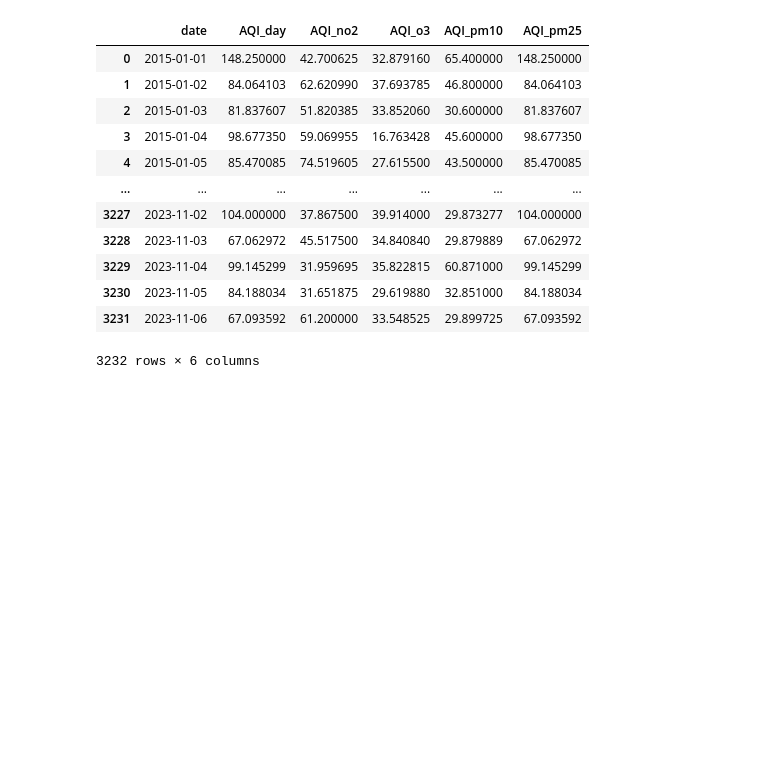
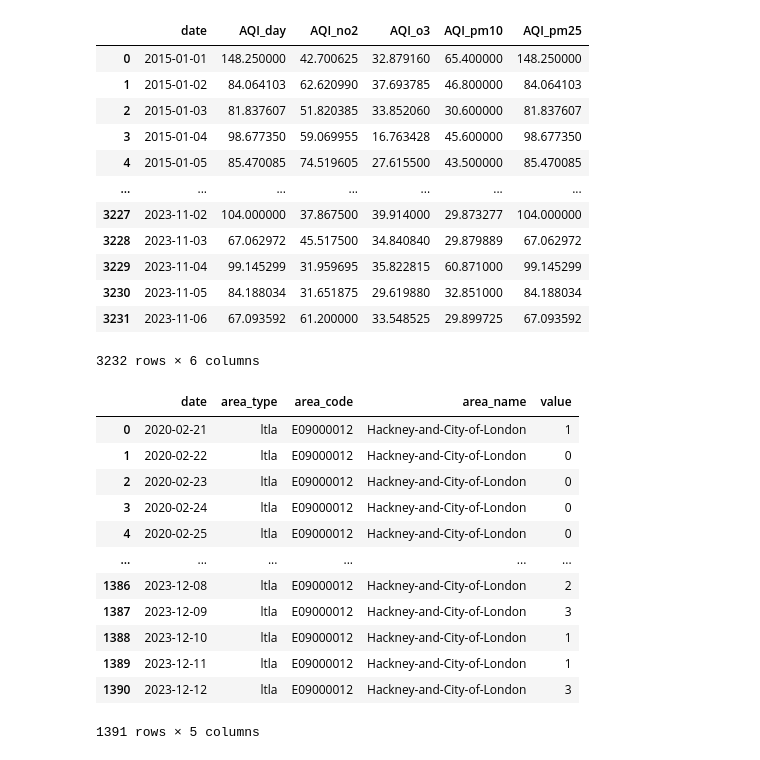
Before and after one commit to rk404/SAD, a Jupyter notebook: Zadanie_SAD_2025.ipynb, the cells around one changed output. Saved outputs shown, nothing was run; the diff lists cells and outputs as text; code cells hidden in the pictures; blank space fills up the shorter version.

```diff
--- a/Zadanie_SAD_2025.ipynb
+++ b/Zadanie_SAD_2025.ipynb
@@ -406,6 +406,27 @@ df_daily
 | 3230 | 2023-11-05 | 84.188034 | 31.651875 | 29.619880 | 32.851000 | 84.188034 |
 | 3231 | 2023-11-06 | 67.093592 | 61.200000 | 33.548525 | 29.899725 | 67.093592 |
 3232 rows × 6 columns
+# %%
+
+# zmiana formatu daty w kolumnie date w ramce df_ltla na yyyy-mm-dd
+df_ltla['date'] = pd.to_datetime(df_ltla['date'], format='%Y-%m-%d')
+
+
+df_ltla
+# %% [output]
+|  | date | area_type | area_code | area_name | value |
+| 0 | 2020-02-21 | ltla | E09000012 | Hackney-and-City-of-London | 1 |
+| 1 | 2020-02-22 | ltla | E09000012 | Hackney-and-City-of-London | 0 |
+| 2 | 2020-02-23 | ltla | E09000012 | Hackney-and-City-of-London | 0 |
+| 3 | 2020-02-24 | ltla | E09000012 | Hackney-and-City-of-London | 0 |
+| 4 | 2020-02-25 | ltla | E09000012 | Hackney-and-City-of-London | 0 |
+| ... | ... | ... | ... | ... | ... |
+| 1386 | 2023-12-08 | ltla | E09000012 | Hackney-and-City-of-London | 2 |
+| 1387 | 2023-12-09 | ltla | E09000012 | Hackney-and-City-of-London | 3 |
+| 1388 | 2023-12-10 | ltla | E09000012 | Hackney-and-City-of-London | 1 |
+| 1389 | 2023-12-11 | ltla | E09000012 | Hackney-and-City-of-London | 1 |
+| 1390 | 2023-12-12 | ltla | E09000012 | Hackney-and-City-of-London | 3 |
+1391 rows × 5 columns
 # %%
 import pandas as pd
 import matplotlib.pyplot as plt
```
Also changed, not shown: parts of 1 cell of this notebook.
